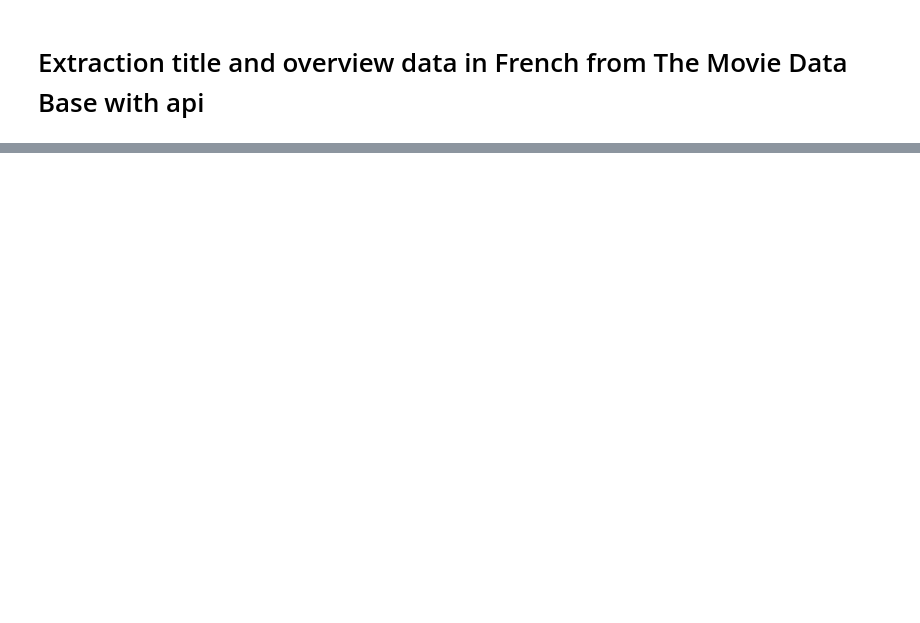
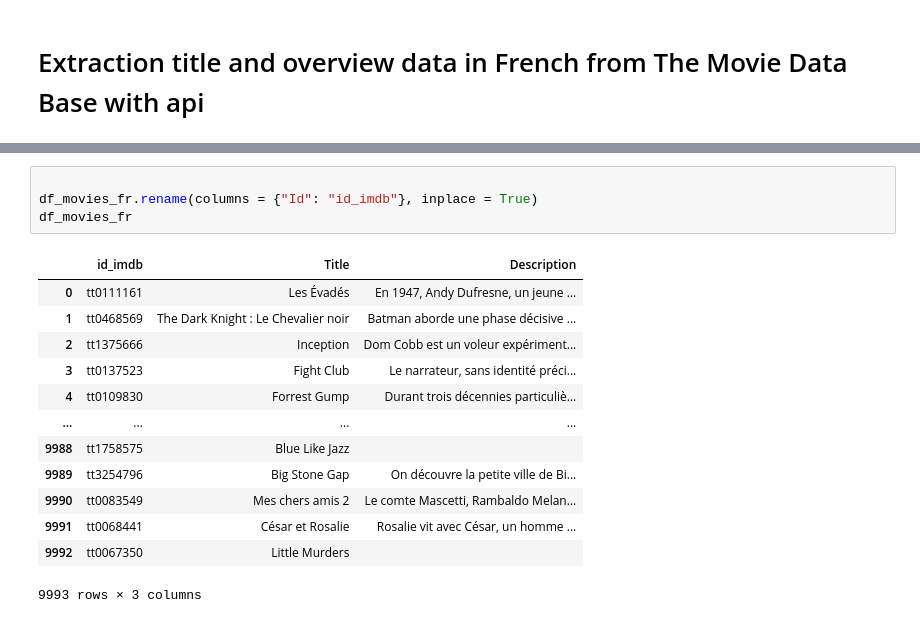
Before and after one commit to jimi-117/fil_rouge, a Jupyter notebook: fil_rouge.ipynb, the cells around one changed output, grey strips where cells are left out. Cells and saved outputs as stored; diff of their text form; blank space fills up the shorter version.

```diff
--- a/fil_rouge.ipynb
+++ b/fil_rouge.ipynb
@@ -160,0 +296,18 @@ list_id = df_1["id_imdb"].to_list()
+# %%
+
+df_movies_fr.rename(columns = {"Id": "id_imdb"}, inplace = True)
+df_movies_fr
+# %% [output]
+|  | id_imdb | Title | Description |
+| 0 | tt0111161 | Les Évadés | En 1947, Andy Dufresne, un jeune ... |
+| 1 | tt0468569 | The Dark Knight : Le Chevalier noir | Batman aborde une phase décisive ... |
+| 2 | tt1375666 | Inception | Dom Cobb est un voleur expériment... |
+| 3 | tt0137523 | Fight Club | Le narrateur, sans identité préci... |
+| 4 | tt0109830 | Forrest Gump | Durant trois décennies particuliè... |
+| ... | ... | ... | ... |
+| 9988 | tt1758575 | Blue Like Jazz |  |
+| 9989 | tt3254796 | Big Stone Gap | On découvre la petite ville de Bi... |
+| 9990 | tt0083549 | Mes chers amis 2 | Le comte Mascetti, Rambaldo Melan... |
+| 9991 | tt0068441 | César et Rosalie | Rosalie vit avec César, un homme ... |
+| 9992 | tt0067350 | Little Murders |  |
+9993 rows × 3 columns
```
Also changed, not shown: parts of 15 cells of this notebook.
